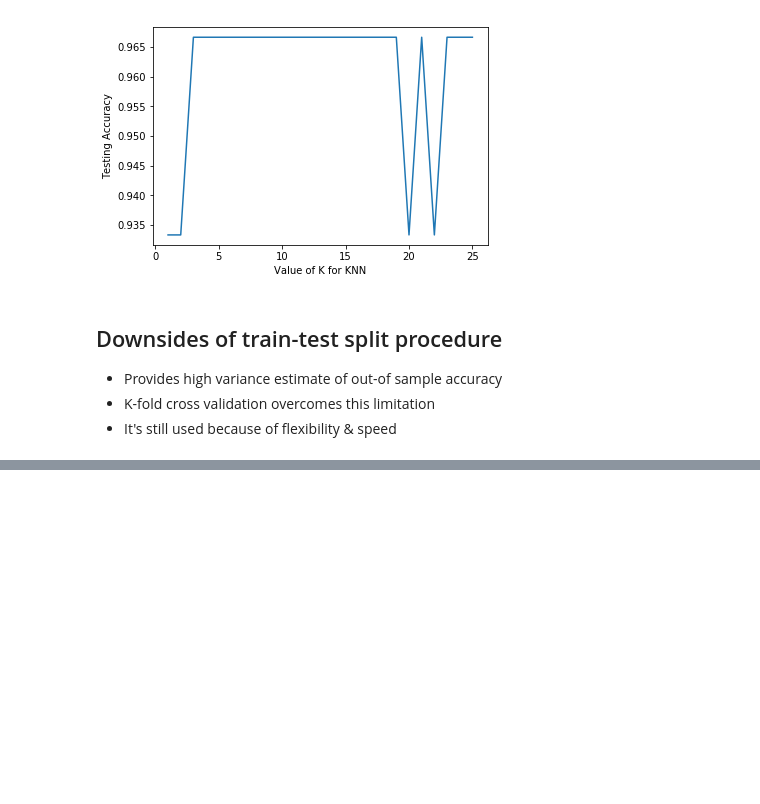
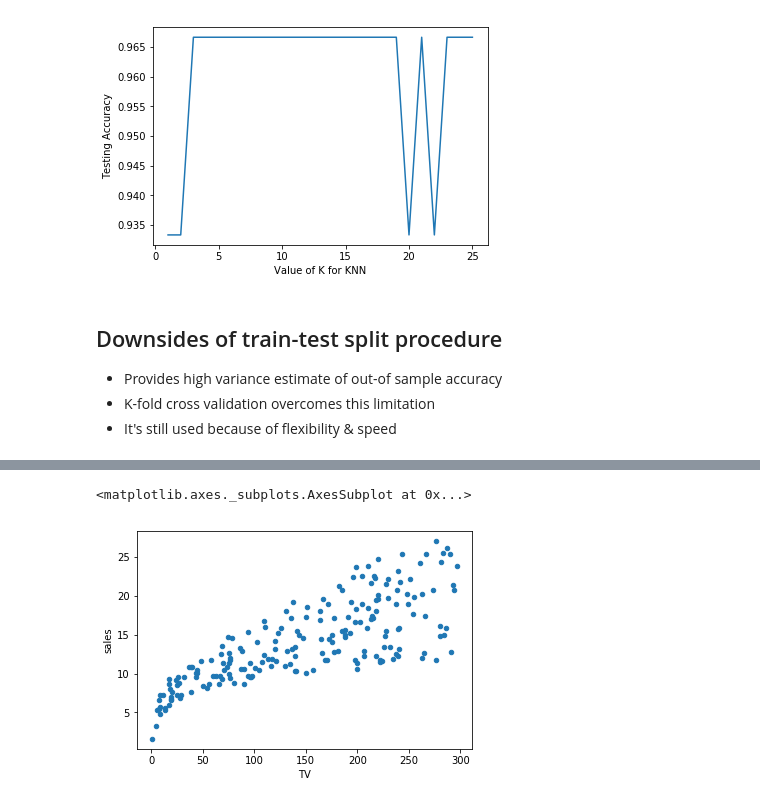
Before and after one commit to animesh371/MachineLearning, a Jupyter notebook: Tutorials/Scikit-Learn Getting Started.ipynb, the cells around one changed output, grey strips where cells are left out. Saved outputs shown, nothing was run; the diff lists cells and outputs as text; code cells hidden in the pictures; blank space fills up the shorter version.

Commit message:
Add advertising dataset and build a model

```diff
--- a/Tutorials/Scikit-Learn Getting Started.ipynb
+++ b/Tutorials/Scikit-Learn Getting Started.ipynb
@@ -183,3 +186,5 @@ Text(0,0.5,'Testing Accuracy')
  - Provides high variance estimate of out-of sample accuracy
  - K-fold cross validation overcomes this limitation
  - It's still used because of flexibility & speed
+# %%
+advertising = pd.read_csv('../datasets/Advertising.csv', index_col=0)
@@ -185,0 +212,5 @@ Text(0,0.5,'Testing Accuracy')
+# %%
+advertising.plot.scatter(x='TV', y='sales')
+# %% [output]
+<matplotlib.axes._subplots.AxesSubplot at 0x...>
+[figure, added]
```
Also changed, not shown: parts of 24 cells of this notebook, 1 other file.
